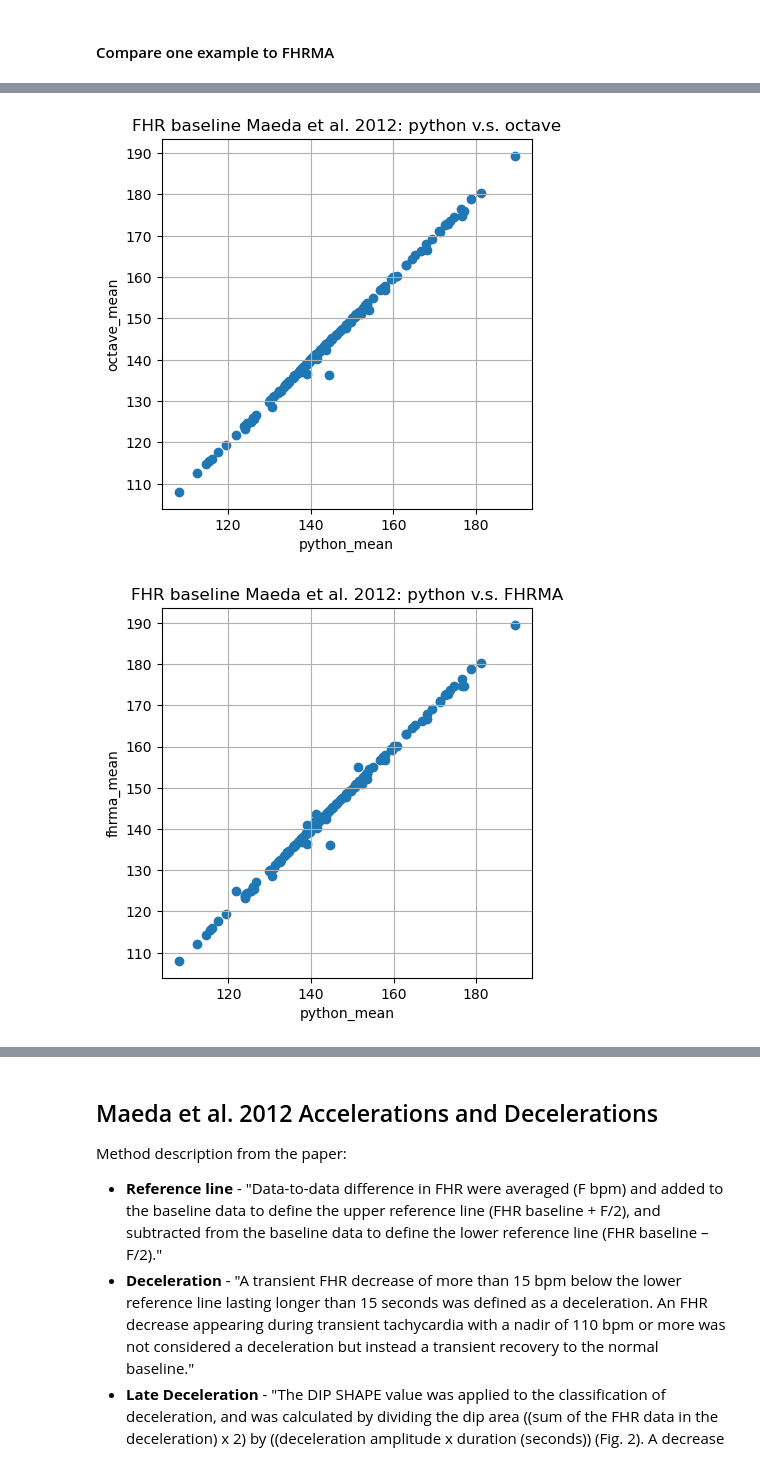
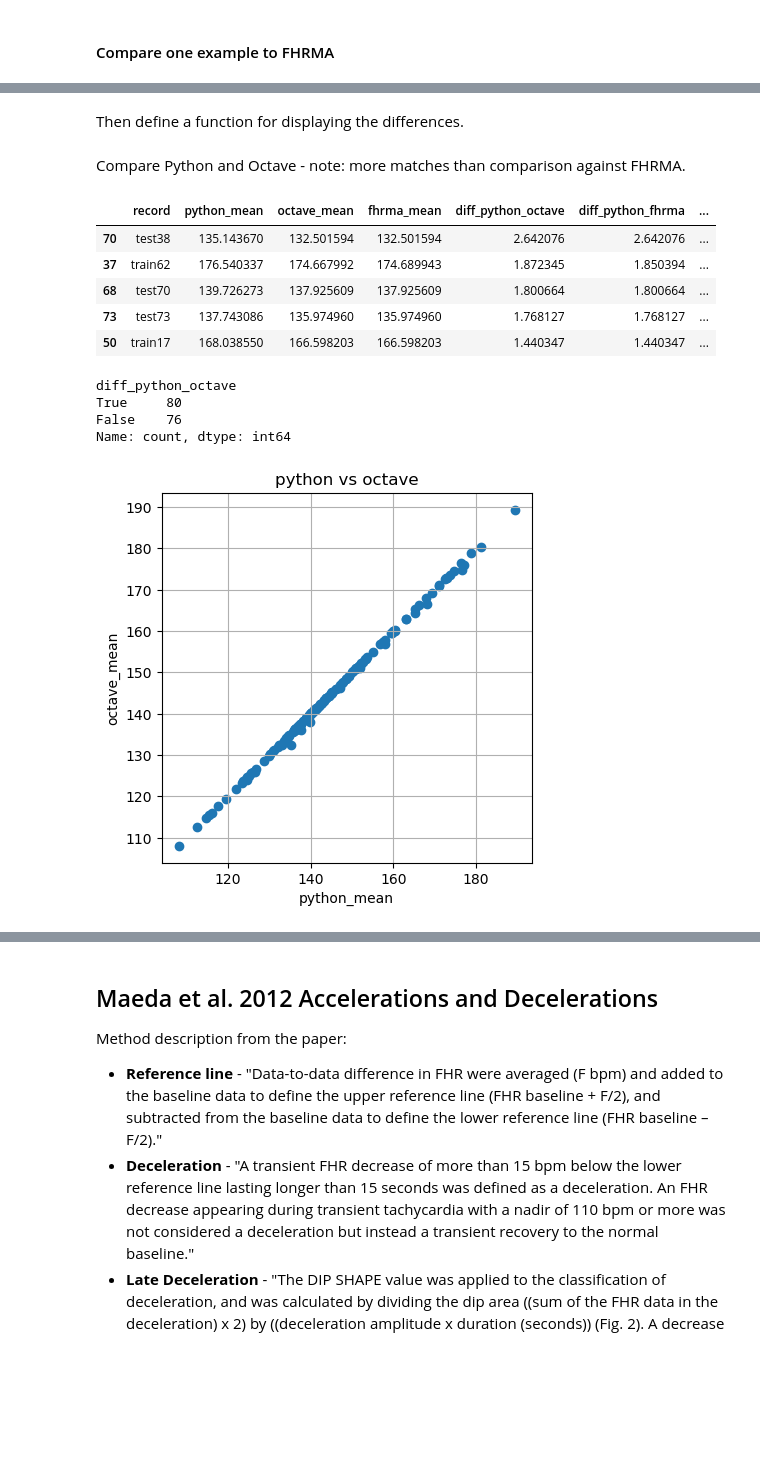
Before and after one commit to birth-outcomes/ctg_exploratory, a Jupyter notebook: 14_feature_extraction_maeda_2012.ipynb, the cells around one changed output, grey strips where cells are left out. Saved outputs shown, nothing was run; the diff lists cells and outputs as text; code cells hidden in the pictures; blank space fills up the shorter version.

Commit message:
Minimum (first) from multi-mode, and tidied comparison results for baseline

```diff
--- a/14_feature_extraction_maeda_2012.ipynb
+++ b/14_feature_extraction_maeda_2012.ipynb
@@ -37,6 +37,7 @@ class Paths:
     fhrma_train_csv = './fhrma/train_test_data/traindata_csv/'
     fhrma_test_csv = './fhrma/train_test_data/testdata_csv/'
     octave_maeda = './fhrma/train_test_data/maeda_octave/'
+    md_std = './fhrma/MD_std.mat'
 
 
 paths = Paths()
@@ -83,7 +84,7 @@ octave_maeda = import_csv(
 Load the results when processed using Maeda's methodology in FHRMA
 # %%
 # Load FHRMA version of results
-md_std = io.loadmat('./fhrma/MD_std.mat')
+md_std = io.loadmat(paths.md_std)
 
 # Get array listing filenames (and hence order of the data)
 fhrma_files = np.concatenate(np.concatenate(md_std['data']['filename']))
@@ -234,8 +235,9 @@ def get_baseline(fhr, match_fhrma, show_process=False):
         # on whether there is one method that would match all in FHRMA (have
         # found some examples where they took min and some where they took max)
         modes = multimode(bins)
-        most_common = modes[len(modes)-1]
+        most_common = modes[0]
         if show_process:
+            print(modes)
             print(most_common)
 
         # If want to match results in FHRMA, filter to records from that bin
@@ -353,13 +391,13 @@ python_df = pd.DataFrame({
 octave_df = pd.DataFrame({
     'record': octave_maeda.keys(),
     'octave_mean': [np.mean(octave_maeda[i]) for i in octave_maeda.keys()]})
+fhrma_df = pd.DataFrame({
+    'record': fhrma_maeda_base.keys(),
+    'fhrma_mean': [np.mean(fhrma_maeda_base[i]) for i in fhrma_maeda_base.keys()]})
 compare_mean = pd.merge(python_df, octave_df, on='record')
+compare_mean = pd.merge(compare_mean, fhrma_df, on='record')
 
 # Add column with difference in means
-compare_mean['diff'] = abs(compare_mean['python_mean'] - compare_mean['octave_mean'])
-
-# Preview dataframe, starting with records with the greatest difference
-display(compare_mean.sort_values(by='diff', ascending=False).head())
-
-# Record how many are exactly the same
-display((compare_mean['diff'] == 0).value_counts())
+compare_mean['diff_python_octave'] = abs(compare_mean['python_mean'] - compare_mean['octave_mean'])
+compare_mean['diff_python_fhrma'] = abs(compare_mean['python_mean'] - compare_mean['fhrma_mean'])
+compare_mean['diff_octave_fhrma'] = abs(compare_mean['octave_mean'] - compare_mean['fhrma_mean'])
@@ -402,3 +404,5 @@ Name: count, dtype: int64
+# %% [markdown]
+Then define a function for displaying the differences.
 # %%
 def compare_means(df, x, y, title):
     '''
@@ -418,13 +422,26 @@ def compare_means(df, x, y, title):
     plt.grid()
     ax.set_box_aspect(1)
     plt.show()
-# %%
-compare_means(compare_mean, 'python_mean', 'octave_mean',
-              'FHR baseline Maeda et al. 2012: python v.s. octave')
-# %% [output]
-[figure, removed]
-# %%
-compare_means(compare_mean_f, 'python_mean', 'fhrma_mean',
-              'FHR baseline Maeda et al. 2012: python v.s. FHRMA')
-# %% [output]
-[figure, removed]
+# %% [markdown]
+Compare Python and Octave - note: more matches than comparison against FHRMA.
+# %%
+# Preview dataframe, starting with records with the greatest difference
+display(compare_mean.sort_values(by='diff_python_octave', ascending=False).head())
+
+# Record how many are exactly the same
+display((compare_mean['diff_python_octave'] == 0).value_counts())
+
+# Present in a figure
+compare_means(compare_mean, 'python_mean', 'octave_mean', 'python vs octave')
+# %% [output]
+|  | record | python_mean | octave_mean | fhrma_mean | diff_python_octave | diff_python_fhrma | ... |
+| 70 | test38 | 135.143670 | 132.501594 | 132.501594 | 2.642076 | 2.642076 | ... |
+| 37 | train62 | 176.540337 | 174.667992 | 174.689943 | 1.872345 | 1.850394 | ... |
+| 68 | test70 | 139.726273 | 137.925609 | 137.925609 | 1.800664 | 1.800664 | ... |
+| 73 | test73 | 137.743086 | 135.974960 | 135.974960 | 1.768127 | 1.768127 | ... |
+| 50 | train17 | 168.038550 | 166.598203 | 166.598203 | 1.440347 | 1.440347 | ... |
+diff_python_octave
+True     80
+False    76
+Name: count, dtype: int64
+[figure, added]
```
Also changed, not shown: parts of 10 cells of this notebook.
